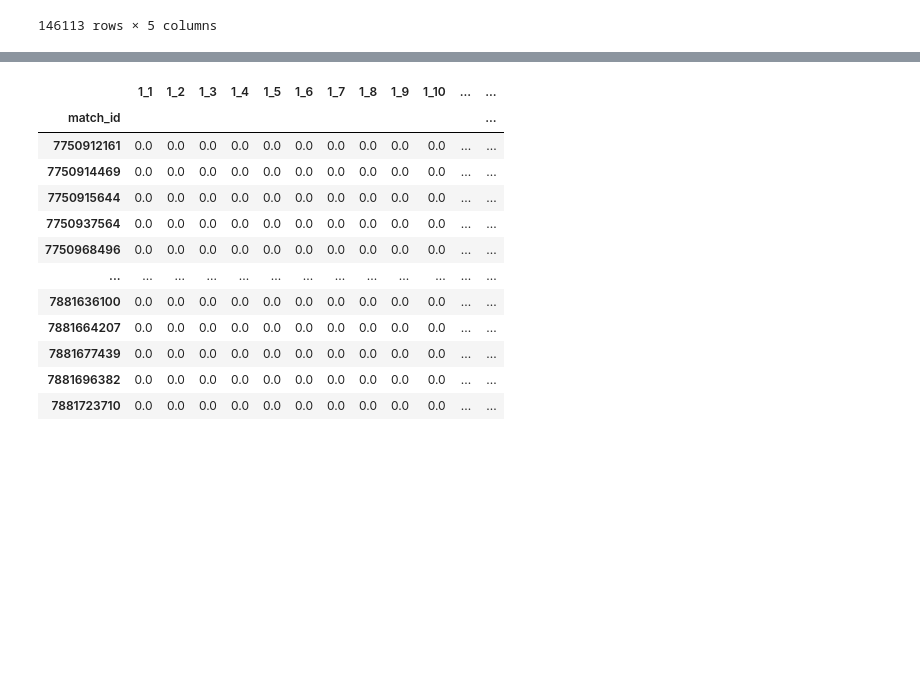
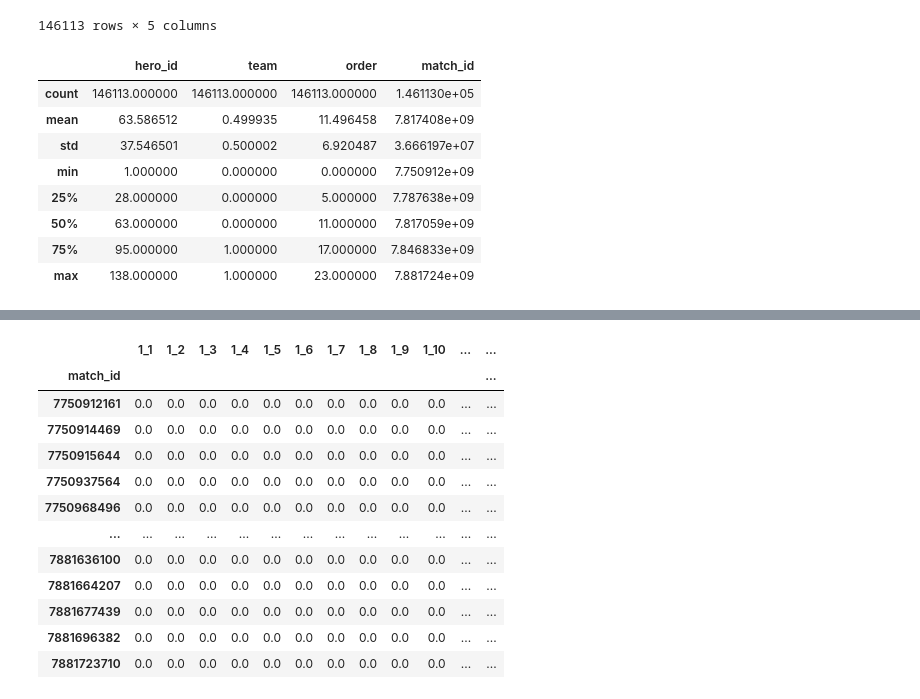
Before and after one commit to DevDords/LT2_DMW2_CaptainsMode, a Jupyter notebook: 1. preprocess.ipynb, the cells around one changed output, grey strips where cells are left out. Drawn from its saved outputs; the diff is of its cells as text; code cells hidden in the pictures; blank space fills up the shorter version.

```diff
--- a/1. preprocess.ipynb
+++ b/1. preprocess.ipynb
@@ -104,3 +109,15 @@ picks_bans
 | 146111 | NaN | 7.0 | 0.0 | 22.0 | 7881723710 |
 | 146112 | NaN | 14.0 | 1.0 | 23.0 | 7881723710 |
 146113 rows × 5 columns
+# %%
+picks_bans.describe()
+# %% [output]
+|  | hero_id | team | order | match_id |
+| count | 146113.000000 | 146113.000000 | 146113.000000 | 1.461130e+05 |
+| mean | 63.586512 | 0.499935 | 11.496458 | 7.817408e+09 |
+| std | 37.546501 | 0.500002 | 6.920487 | 3.666197e+07 |
+| min | 1.000000 | 0.000000 | 0.000000 | 7.750912e+09 |
+| 25% | 28.000000 | 0.000000 | 5.000000 | 7.787638e+09 |
+| 50% | 63.000000 | 0.000000 | 11.000000 | 7.817059e+09 |
+| 75% | 95.000000 | 1.000000 | 17.000000 | 7.846833e+09 |
+| max | 138.000000 | 1.000000 | 23.000000 | 7.881724e+09 |
```
Also changed, not shown: parts of 6 cells of this notebook.
